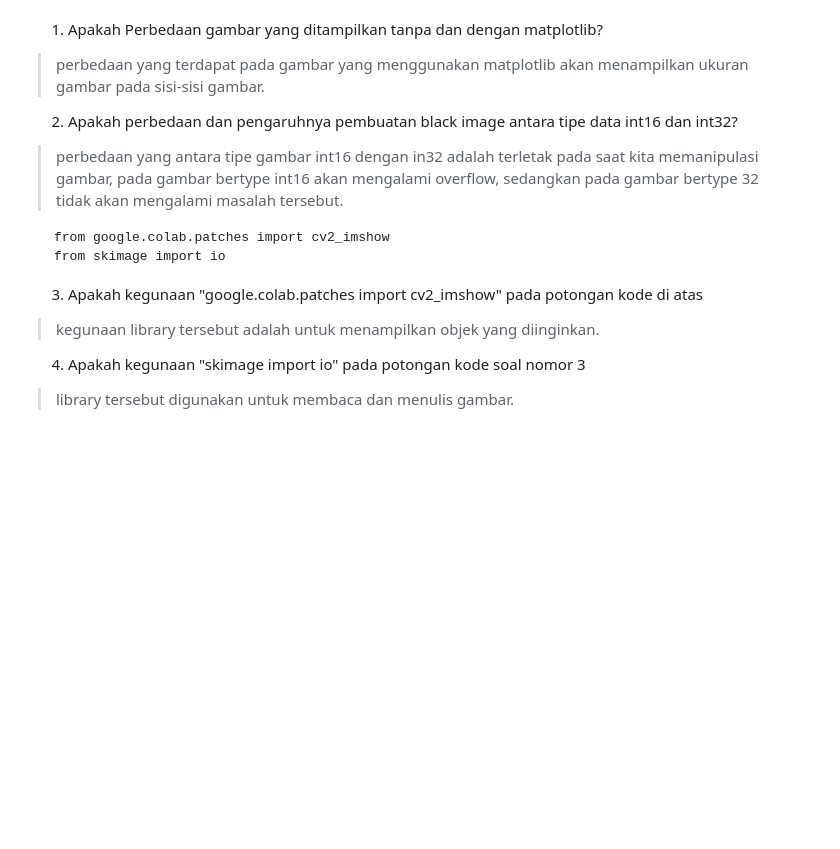
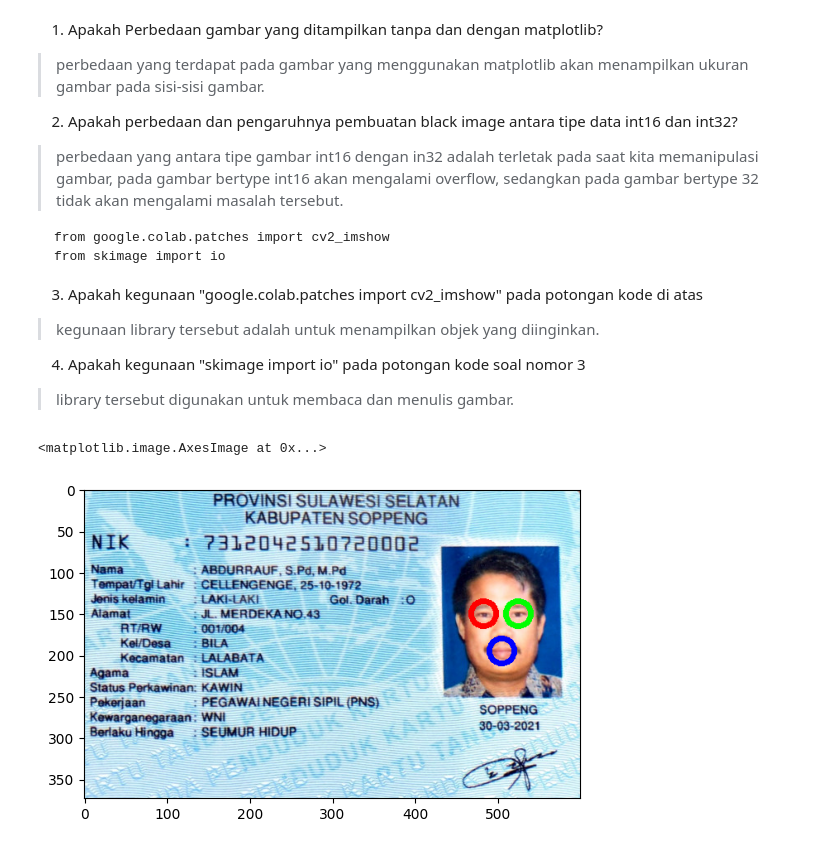
Before and after one commit to Lukman289/Pengolahan-Citra-dan-Visi-Komputer, a Jupyter notebook: Modul_2.ipynb, the cells around one changed output. Saved outputs shown, nothing was run; the diff lists cells and outputs as text; code cells hidden in the pictures; blank space fills up the shorter version.

```diff
--- a/Modul_2.ipynb
+++ b/Modul_2.ipynb
@@ -160,3 +159,13 @@ from skimage import io
 
 4. Apakah kegunaan "skimage import io" pada potongan kode soal nomor 3
 > library tersebut digunakan untuk membaca dan menulis gambar.
+# %%
+ktp = cv.imread('/content/drive/MyDrive/Kuliah /Semester 5/Pengolahan Citra dan Visi Komputer/img/ktp_2.jpg')
+ktp = cv.cvtColor(ktp,cv.COLOR_BGR2RGB)
+cv.circle(ktp,center=(483,150),radius=15,color=(255,0,0),thickness=5)
+cv.circle(ktp,center=(525,150),radius=15,color=(0,255,0),thickness=5)
+cv.circle(ktp,center=(505,195),radius=15,color=(0,0,255),thickness=5)
+plt.imshow(ktp)
+# %% [output]
+<matplotlib.image.AxesImage at 0x...>
+[figure, added]
```
Also changed, not shown: parts of 3 cells of this notebook.
